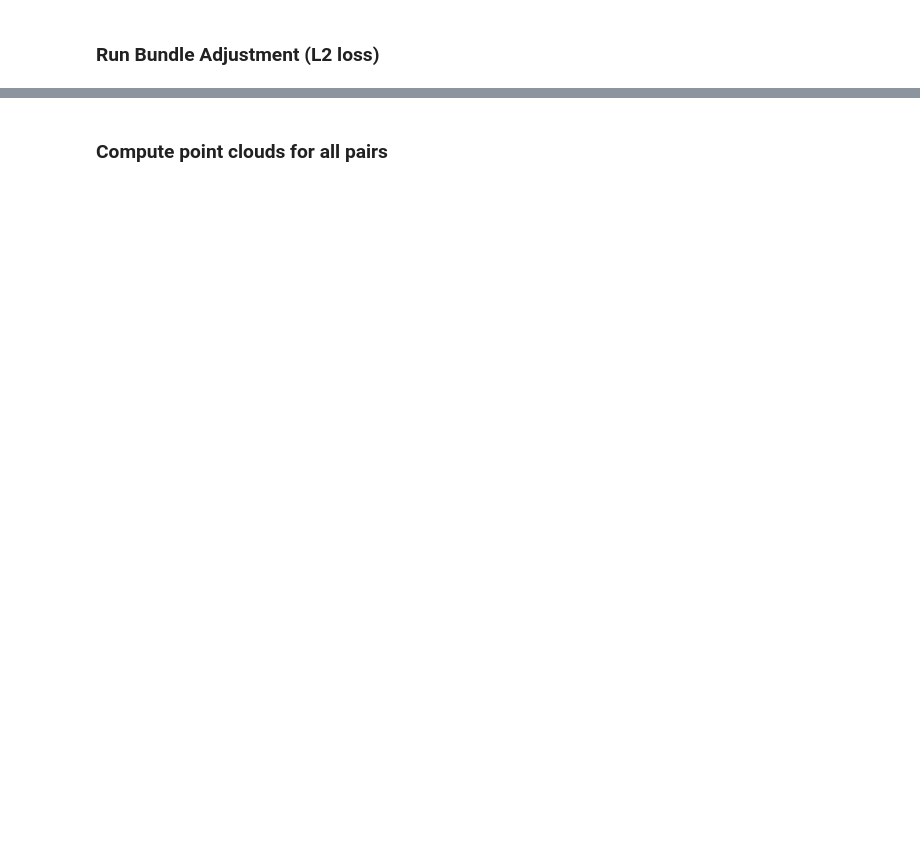
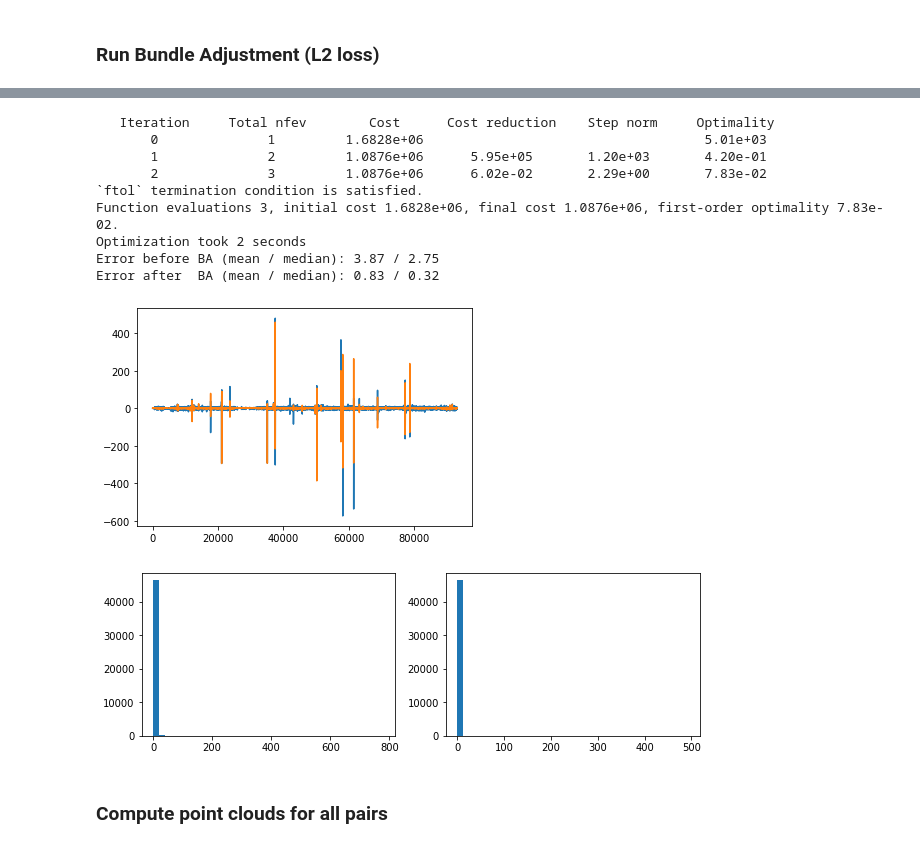
Before and after one commit to centreborelli/sat-bundleadjust, a Jupyter notebook: ba_offsets.ipynb, the cells around one changed output, grey strips where cells are left out. Cells and saved outputs as stored; diff of their text form; code cells hidden in the pictures; blank space fills up the shorter version.

```diff
--- a/ba_offsets.ipynb
+++ b/ba_offsets.ipynb
@@ -721,19 +272,0 @@ Loaded offset matrix!
-# %%
-offsets_new = np.zeros((n_cam,2))
-for j in range(n_cam):
-    print('\rComputing offset for image {} ...'.format(j), end = '\r')
-    offsets_new[j,:] = ransac_init_img_offset(Omatrix_new, j)
-
-# define camera_ind, points_ind, points_2d as needed in bundle adjustment
-n_pts = pts3d_new.shape[0]
-point_ind, camera_ind, points_2d = [], [], []
-for i in range(n_pts):
-    im_ind = [k for k, j in enumerate(range(n_cam)) if not np.isnan(Cnew[j*2,i])]
-    for j in im_ind:
-        point_ind.append(i)
-        camera_ind.append(j)
-        col_obs, row_obs = Cnew[j*2,i]+mycrops[j]['x0'], Cnew[j*2+1,i]+mycrops[j]['y0']
-        points_2d.append(np.array([col_obs, row_obs]))
-pts_ind, cam_ind, pts_2d, pts_3d = np.array(point_ind), np.array(camera_ind), np.vstack(points_2d), pts3d_new
-
-print('BA parameters defined.')
@@ -910,3 +275,48 @@ Final offset reprojection error : 75.74034884374362
+# %%
+import time
+from scipy.optimize import least_squares, minimize
+from scipy.sparse import lil_matrix
+
+# run BA
+x0 = np.hstack((offsets.ravel(), pts_3d.ravel()))
+
+# compute loss value and plot residuals at the initial parameters
+f0 = ba_offsets.ba_offsets_fun(x0, cam_ind, pts_ind, pts_2d, n_cam, n_pts, myrpcs)
+plt.plot(f0)
+
+# define jacobian
+A = ba_offsets.ba_offsets_bundle_adjustment_sparsity(cam_ind, pts_ind, n_cam, n_pts)
+
+# run bundle adjustment
+t0 = time.time()
+res = least_squares(ba_offsets.ba_offsets_fun, x0, jac_sparsity=A, verbose=2, x_scale='jac',
+                    ftol=1e-4, xtol=1e-10, method='trf', #loss='soft_l1', f_scale = 5.0,
+                    args=(cam_ind, pts_ind, pts_2d, n_cam, n_pts, myrpcs))
+
+t1 = time.time()
+print("Optimization took {0:.0f} seconds".format(t1 - t0))
+
+#plot residuals at the found solution
+plt.plot(res.fun);
+
+# recover BA output
+pts_3d_ba = res.x[n_cam * 2:].reshape((n_pts, 3))
+offsets_ba = res.x[:n_cam * 2].reshape((n_cam, 2))
+
+
+ba_e = ba_core.check_ba_error(f0, res.fun, np.ones(pts_2d.shape[0]))
+# %% [output]
+   Iteration     Total nfev        Cost      Cost reduction    Step norm     Optimality
+       0              1         1.6828e+06                                    5.01e+03
+       1              2         1.0876e+06      5.95e+05       1.20e+03       4.20e-01
+       2              3         1.0876e+06      6.02e-02       2.29e+00       7.83e-02
+`ftol` termination condition is satisfied.
+Function evaluations 3, initial cost 1.6828e+06, final cost 1.0876e+06, first-order optimality 7.83e-02.
+Optimization took 2 seconds
+Error before BA (mean / median): 3.87 / 2.75
+Error after  BA (mean / median): 0.83 / 0.32
+[figure, added]
+[figure, added]
 # %% [markdown]
 ### Compute point clouds for all pairs
 # %%
```
Also changed, not shown: parts of 40 cells of this notebook, 49 other files.
